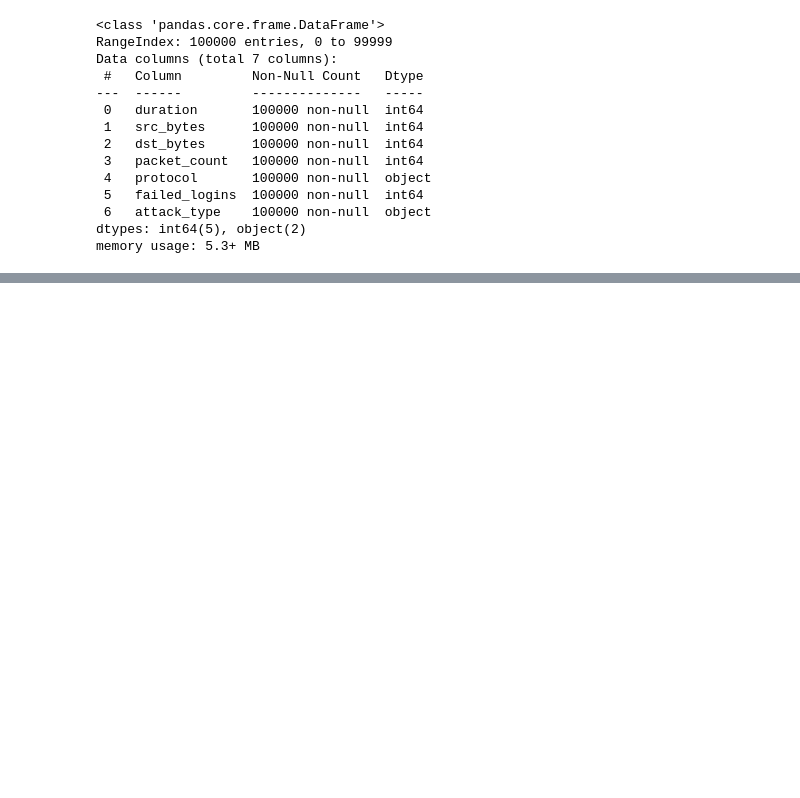
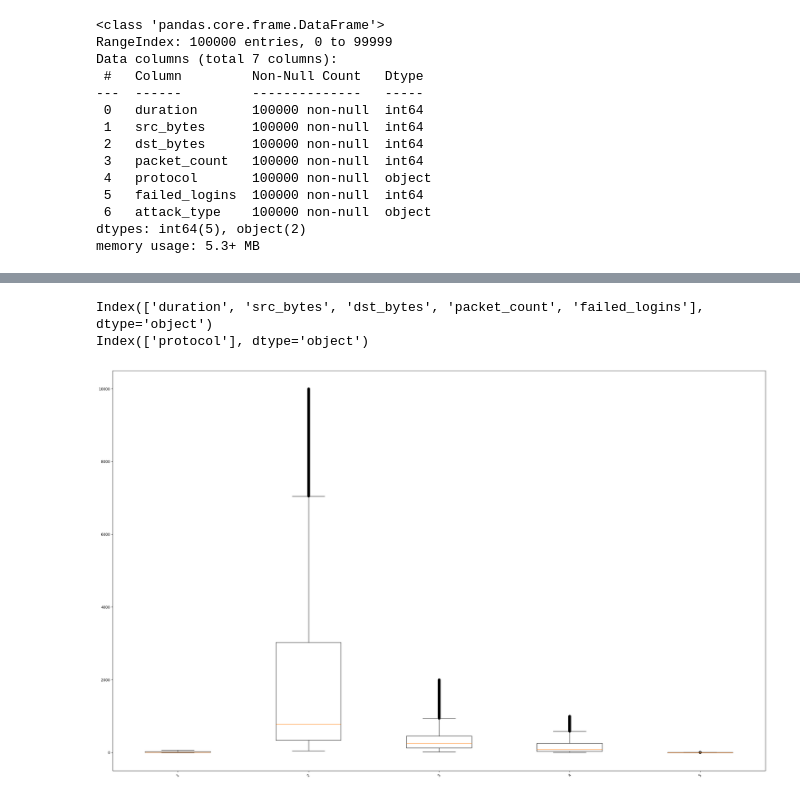
Before and after one commit to sonjoy1s/ML, a Jupyter notebook: Cyber_Security_Attack_Using_Network.ipynb, the cells around one changed output, grey strips where cells are left out. Saved outputs shown, nothing was run; the diff lists cells and outputs as text; code cells hidden in the pictures; blank space fills up the shorter version.

```diff
--- a/Cyber_Security_Attack_Using_Network.ipynb
+++ b/Cyber_Security_Attack_Using_Network.ipynb
@@ -53,0 +114,4 @@ memory usage: 5.3+ MB
+# %%
+le = LabelEncoder()
+df['attack_type'] = le.fit_transform(df['attack_type'])
+df
@@ -53,0 +132,20 @@ memory usage: 5.3+ MB
+# %%
+X = df.drop(columns=['attack_type'],axis=1)
+y = df['attack_type']
+# %%
+numerical_cols = X.select_dtypes(include=np.number).columns
+print(numerical_cols)
+
+categorical_cols = X.select_dtypes(include='object').columns
+print(categorical_cols)
+# %% [output]
+Index(['duration', 'src_bytes', 'dst_bytes', 'packet_count', 'failed_logins'], dtype='object')
+Index(['protocol'], dtype='object')
+# %%
+plt.figure(figsize=(26,16))
+plt.boxplot(df[numerical_cols])
+plt.xticks(rotation=45)
+plt.tight_layout()
+plt.show()
+# %% [output]
+[figure, added]
```
Also changed, not shown: parts of 10 cells of this notebook.
